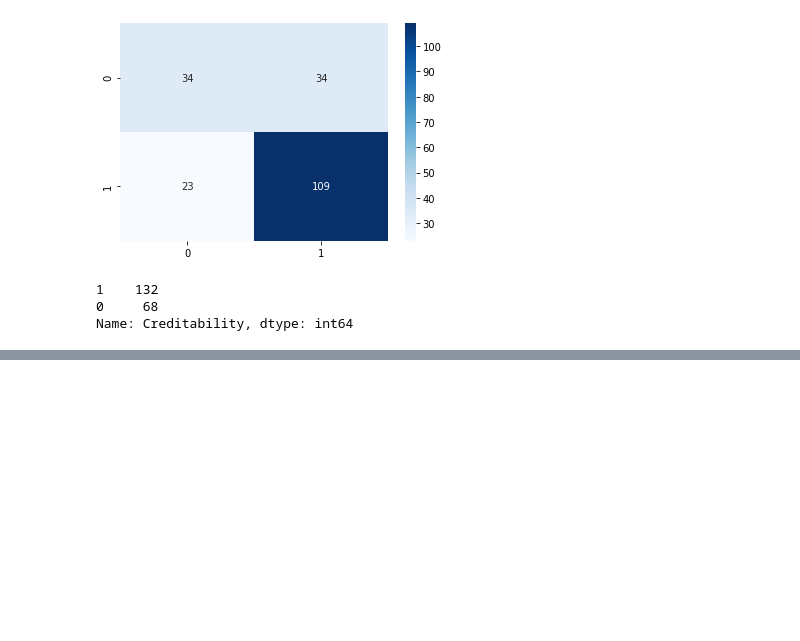
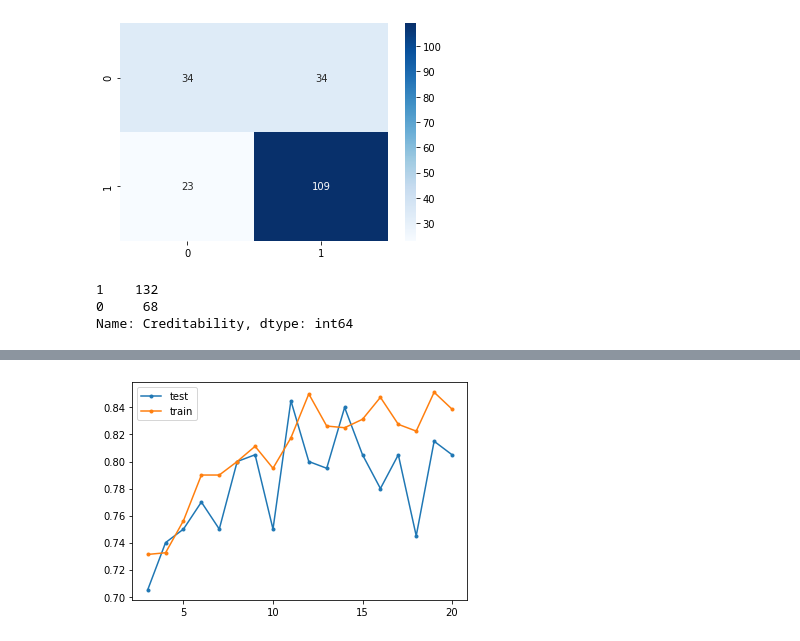
Before and after one commit to FelipeGorostiaga/MachineLearning, a Jupyter notebook: src/tp2/tp2_1.ipynb, the cells around one changed output, grey strips where cells are left out. Drawn from its saved outputs; the diff is of its cells as text; code cells hidden in the pictures; blank space fills up the shorter version.

Commit message:
Add TP2_1 precision plots

```diff
--- a/src/tp2/tp2_1.ipynb
+++ b/src/tp2/tp2_1.ipynb
@@ -345,0 +370,7 @@ Name: Creditability, dtype: int64
+# %%
+# Forest size = 3
+df = pd.DataFrame({'test': [0.705, 0.74, 0.75, 0.77, 0.75, 0.8, 0.805, 0.75, 0.845, 0.8, 0.795, 0.84, 0.805, 0.78, 0.805, 0.745, 0.815, 0.805], 'train': [0.73125, 0.7325, 0.75625, 0.79, 0.79, 0.8, 0.81125, 0.795, 0.8175, 0.85, 0.82625, 0.825, 0.83125, 0.8475, 0.8275, 0.8225, 0.85125, 0.83875]}, index=[3, 4, 5, 6, 7, 8, 9, 10, 11, 12, 13, 14, 15, 16, 17, 18, 19, 20])
+lines = df.plot.line(style='.-')
+lines.locator_params(integer=True)
+# %% [output]
+[figure, added]
```
Also changed, not shown: parts of 10 cells of this notebook.
